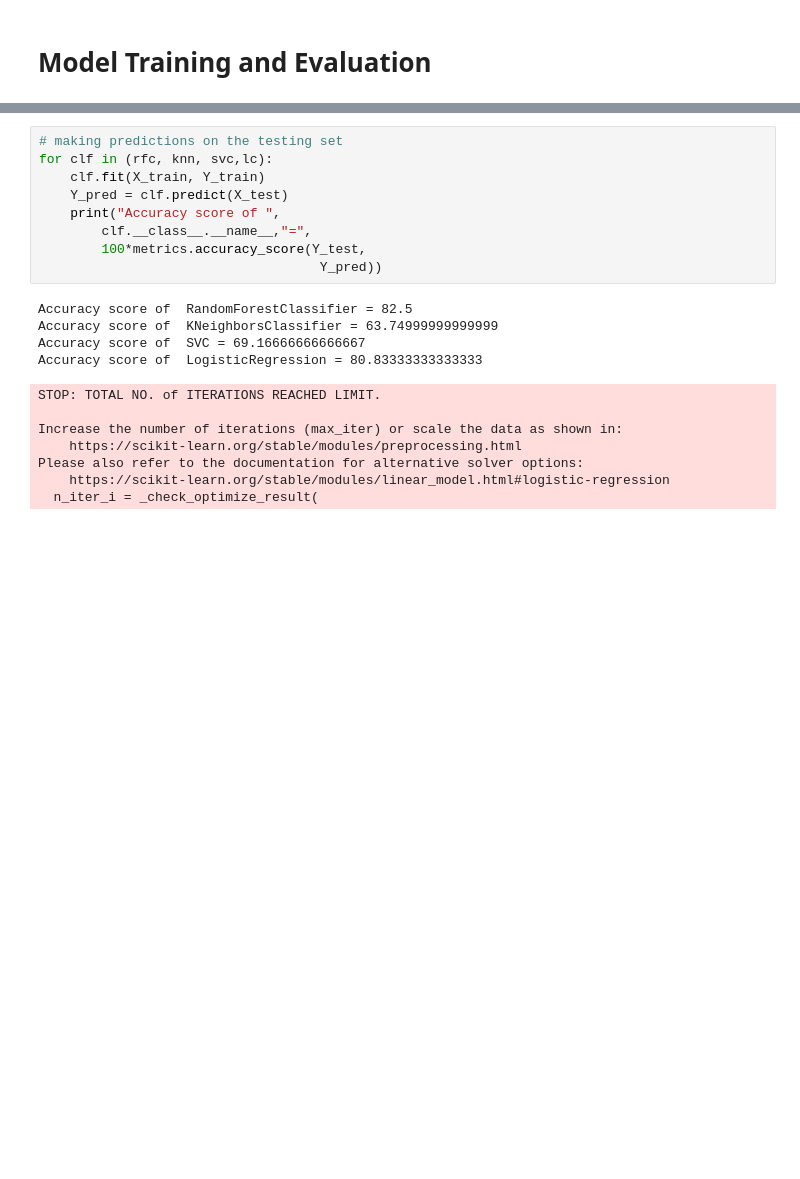
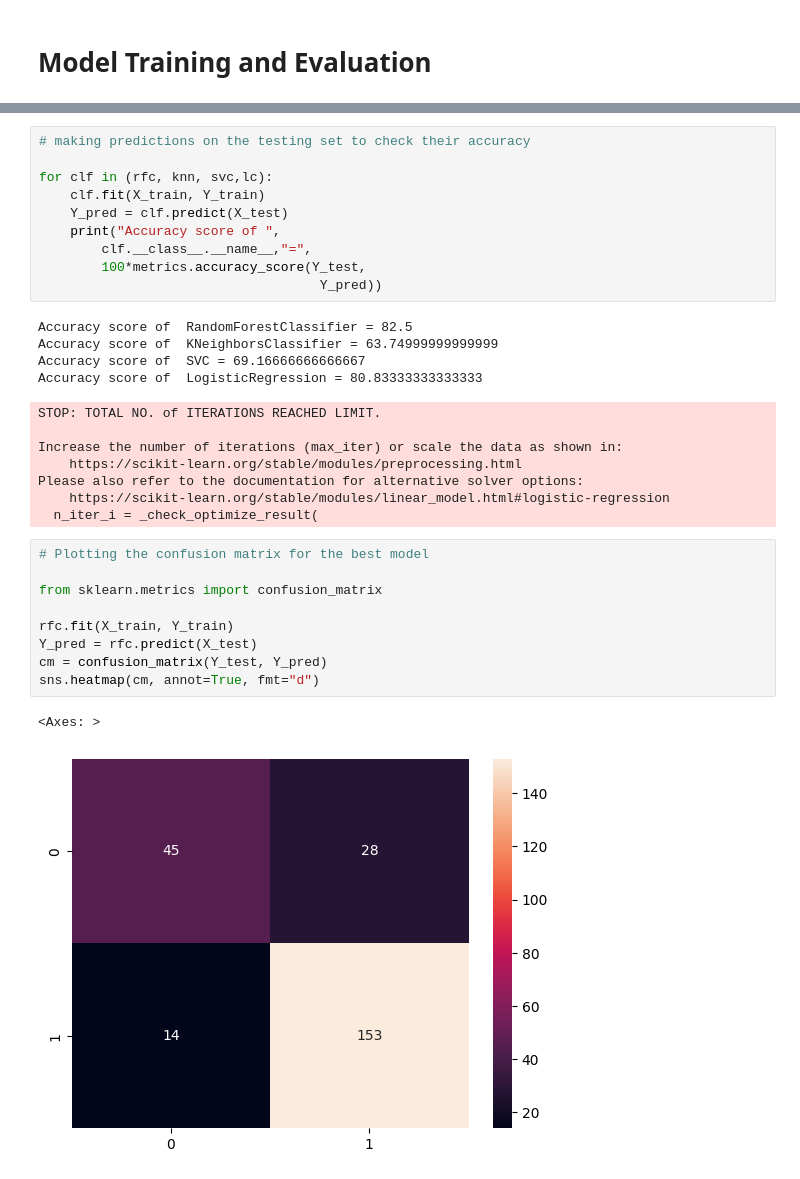
Before and after one commit to quantum-intelligence-africa/Loan-Approval-Using-Machine-Learning, a Jupyter notebook: analysis.ipynb, the cells around one changed output, grey strips where cells are left out. Cells and saved outputs as stored; diff of their text form; blank space fills up the shorter version.

```diff
--- a/analysis.ipynb
+++ b/analysis.ipynb
@@ -139,7 +156,8 @@ Please also refer to the documentation for alternative solver options:
     https://scikit-learn.org/stable/modules/linear_model.html#logistic-regression
   n_iter_i = _check_optimize_result(
 # %%
-# making predictions on the testing set
+# making predictions on the testing set to check their accuracy
+
 for clf in (rfc, knn, svc,lc):
 	clf.fit(X_train, Y_train)
 	Y_pred = clf.predict(X_test)
@@ -159,3 +177,15 @@ Increase the number of iterations (max_iter) or scale the data as shown in:
 Please also refer to the documentation for alternative solver options:
     https://scikit-learn.org/stable/modules/linear_model.html#logistic-regression
   n_iter_i = _check_optimize_result(
+# %%
+# Plotting the confusion matrix for the best model
+
+from sklearn.metrics import confusion_matrix
+
+rfc.fit(X_train, Y_train)
+Y_pred = rfc.predict(X_test)
+cm = confusion_matrix(Y_test, Y_pred)
+sns.heatmap(cm, annot=True, fmt="d")
+# %% [output]
+<Axes: >
+[figure, added]
```
Also changed, not shown: parts of 15 cells of this notebook, 8 other files.
